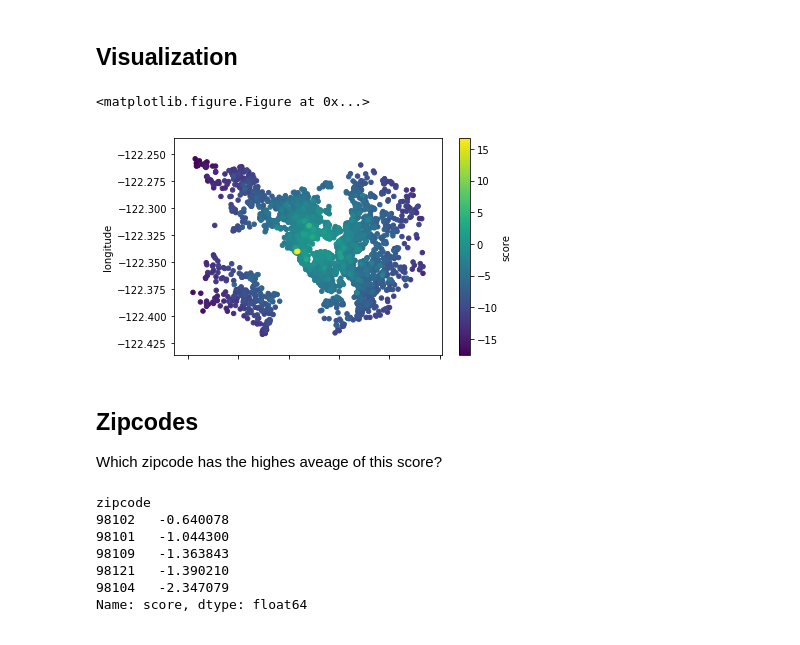
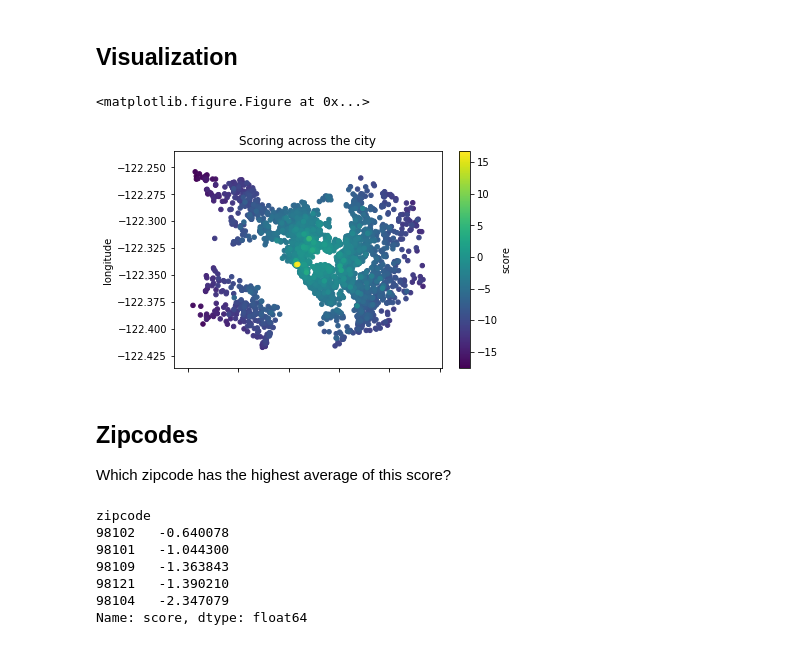
Before and after one commit to Infoteam-DataScience/MindTheGap, a Jupyter notebook: Data Science - Mind the Gap.ipynb, the cells around one changed output. Cells and saved outputs as stored; diff of their text form; code cells hidden in the pictures.

```diff
--- a/Data Science - Mind the Gap.ipynb
+++ b/Data Science - Mind the Gap.ipynb
@@ -366,21 +366,21 @@ region.head()
 # %%
 plt.figure();
 
 # sorting all values by scores
 region = region.sort_values(by=['score'])
 
 # create scatter plot for score
-region.plot.scatter(x='latitude', y='longitude', c='score', colormap='viridis');
+region.plot.scatter(x='latitude', y='longitude', c='score', colormap='viridis', title='Scoring across the city');
 
 # saving the result as png file
 plt.savefig('where_to_stay.png')
 # %% [output]
 <matplotlib.figure.Figure at 0x...>
-[figure, old version]
+[figure, new version]
 # %% [markdown]
 ## Zipcodes
 
-Which zipcode has the highes aveage of this score?
+Which zipcode has the highest average of this score?
 # %%
 # group by zipcodes and sort values
 scoring = region.groupby('zipcode').mean()['score'].sort_values(ascending=False)
```
Also changed, not shown: parts of 14 cells of this notebook.
